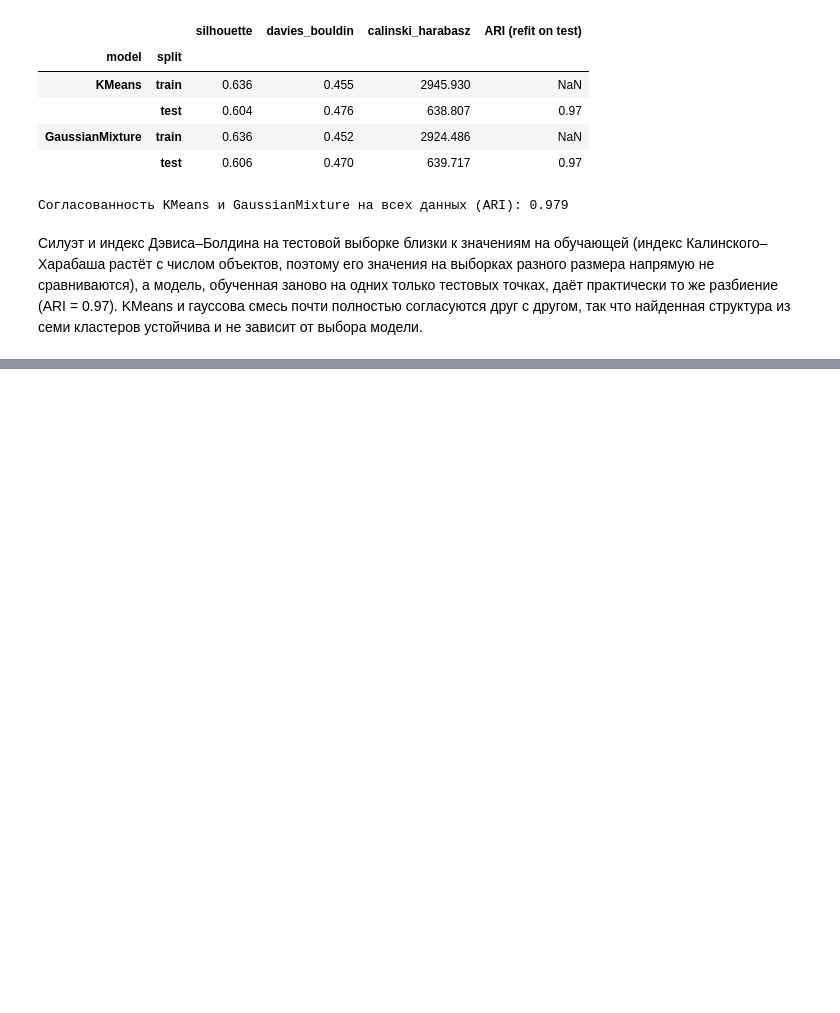
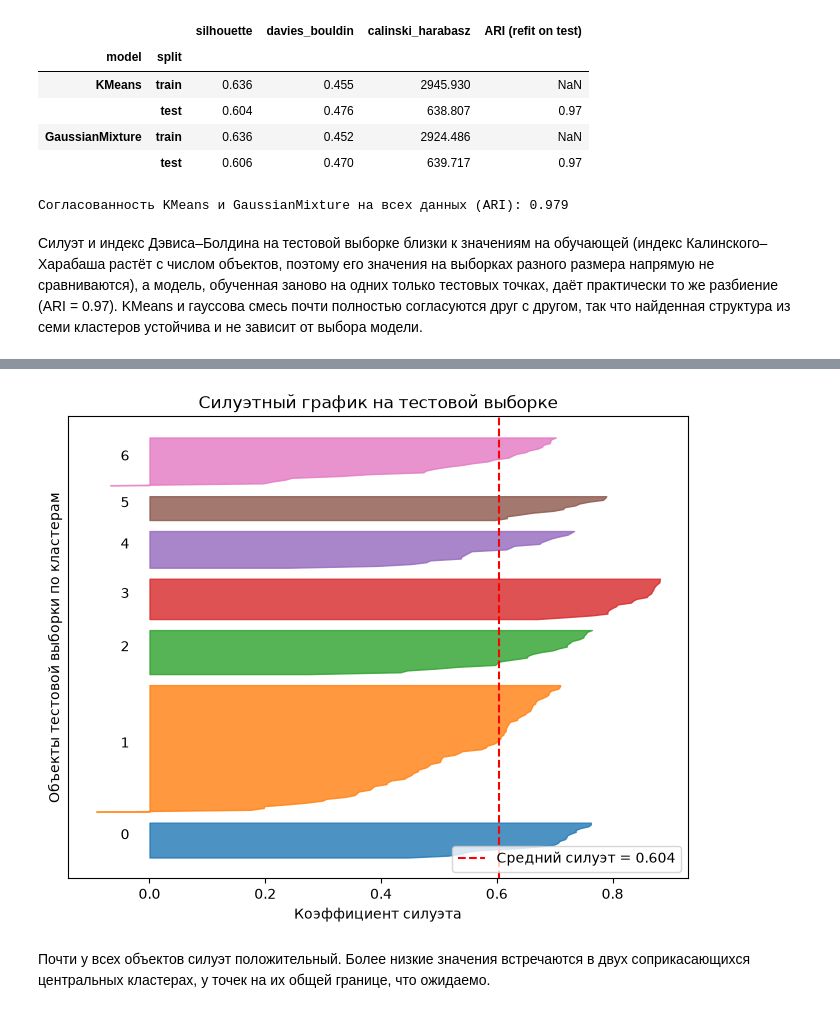
Before and after one commit to calculation-methods/ml, a Jupyter notebook: stud/vasyutinskiy/lab2.ipynb, the cells around one changed output, grey strips where cells are left out. Drawn from its saved outputs; the diff is of its cells as text; code cells hidden in the pictures; blank space fills up the shorter version.

```diff
--- a/stud/vasyutinskiy/lab2.ipynb
+++ b/stud/vasyutinskiy/lab2.ipynb
@@ -274,0 +300,26 @@ print(f'Согласованность KMeans и GaussianMixture на всех
+# %%
+from sklearn.metrics import silhouette_samples
+
+test_labels = kmeans.predict(X_test)
+sil = silhouette_samples(X_test, test_labels)
+
+fig, ax = plt.subplots(figsize=(8, 6))
+y_lower = 0
+for cluster in range(N_CLUSTERS):
+    values = np.sort(sil[test_labels == cluster])
+    ax.fill_betweenx(np.arange(y_lower, y_lower + len(values)), 0, values,
+                     color=plt.cm.tab10(cluster), alpha=0.8)
+    ax.text(-0.05, y_lower + len(values) / 2, str(cluster))
+    y_lower += len(values) + 5
+ax.axvline(sil.mean(), color='red', linestyle='--', label=f'Средний силуэт = {sil.mean():.3f}')
+ax.set_xlabel('Коэффициент силуэта')
+ax.set_ylabel('Объекты тестовой выборки по кластерам')
+ax.set_yticks([])
+ax.set_title('Силуэтный график на тестовой выборке')
+ax.legend(loc='lower right')
+plt.show()
+# %% [output]
+[figure, added]
+# %% [markdown]
+Почти у всех объектов силуэт положительный. Более низкие значения встречаются в двух соприкасающихся
+центральных кластерах, у точек на их общей границе, что ожидаемо.
```
Also changed, not shown: parts of 3 cells of this notebook.
